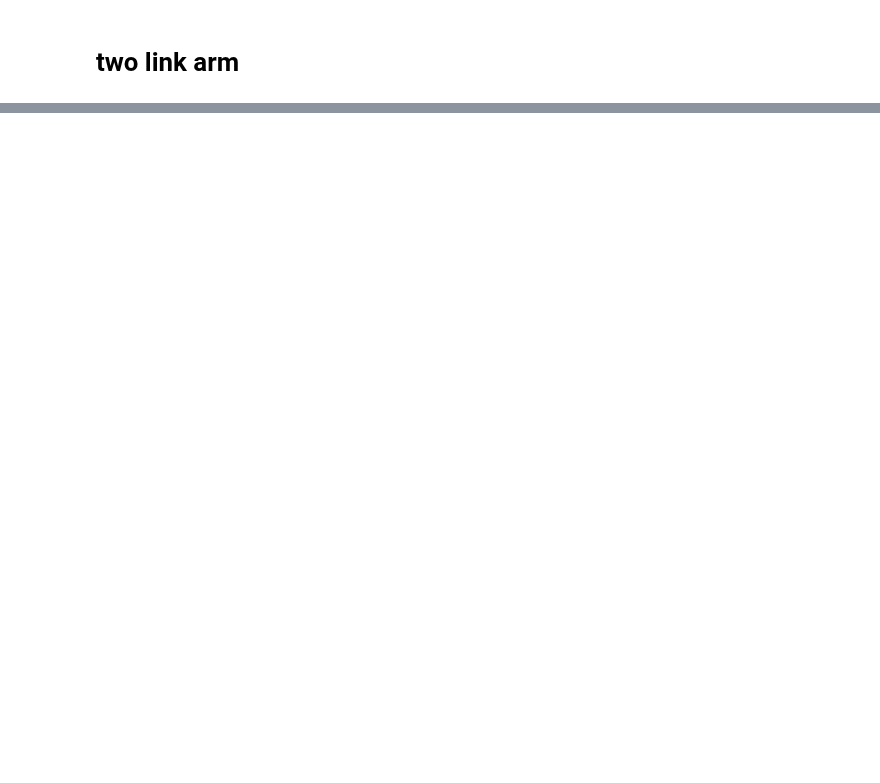
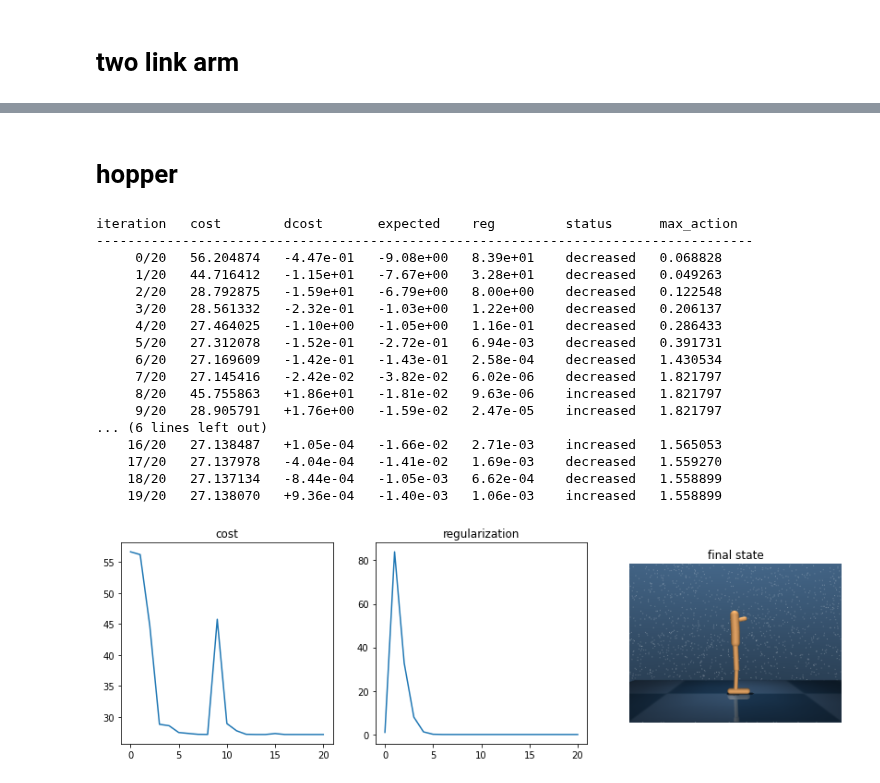
Before and after one commit to richard-warren/rl_sandbox, a Jupyter notebook: ilqr_demo.ipynb, the cells around one changed output, grey strips where cells are left out. Cells and saved outputs as stored; diff of their text form; code cells hidden in the pictures; blank space fills up the shorter version.

Commit message:
hopper standing working

```diff
--- a/ilqr_demo.ipynb
+++ b/ilqr_demo.ipynb
@@ -241,3 +253,32 @@ for action in actions:
 display_video(imgs, framerate=(1/env.dt))
 # %% [output]
 [interactive output not drawn]
+# %% [markdown]
+# hopper
+# %%
+# run ilqr
+env = Hopper(control_wgt=1e-4)
+actions, history = iLQR(env, iterations=20, reg=1, alpha=1, verbose=True, initial_action=0)
+ax = plt.subplots(1, 3, figsize=(14,4))[1];
+ax[0].plot(history['cost']); ax[0].set_title('cost');
+ax[1].plot(history['reg']);  ax[1].set_title('regularization');
+ax[2].set_title('final state'); env.show();
+# %% [output]
+iteration   cost        dcost       expected    reg         status      max_action
+------------------------------------------------------------------------------------
+     0/20   56.204874   -4.47e-01   -9.08e+00   8.39e+01    decreased   0.068828
+     1/20   44.716412   -1.15e+01   -7.67e+00   3.28e+01    decreased   0.049263
+     2/20   28.792875   -1.59e+01   -6.79e+00   8.00e+00    decreased   0.122548
+     3/20   28.561332   -2.32e-01   -1.03e+00   1.22e+00    decreased   0.206137
+     4/20   27.464025   -1.10e+00   -1.05e+00   1.16e-01    decreased   0.286433
+     5/20   27.312078   -1.52e-01   -2.72e-01   6.94e-03    decreased   0.391731
+     6/20   27.169609   -1.42e-01   -1.43e-01   2.58e-04    decreased   1.430534
+     7/20   27.145416   -2.42e-02   -3.82e-02   6.02e-06    decreased   1.821797
+     8/20   45.755863   +1.86e+01   -1.81e-02   9.63e-06    increased   1.821797
+     9/20   28.905791   +1.76e+00   -1.59e-02   2.47e-05    increased   1.821797
+... (6 lines left out)
+    16/20   27.138487   +1.05e-04   -1.66e-02   2.71e-03    increased   1.565053
+    17/20   27.137978   -4.04e-04   -1.41e-02   1.69e-03    decreased   1.559270
+    18/20   27.137134   -8.44e-04   -1.05e-03   6.62e-04    decreased   1.558899
+    19/20   27.138070   +9.36e-04   -1.40e-03   1.06e-03    increased   1.558899
+[figure, added]
```
Also changed, not shown: parts of 9 cells of this notebook, 1 other file.
